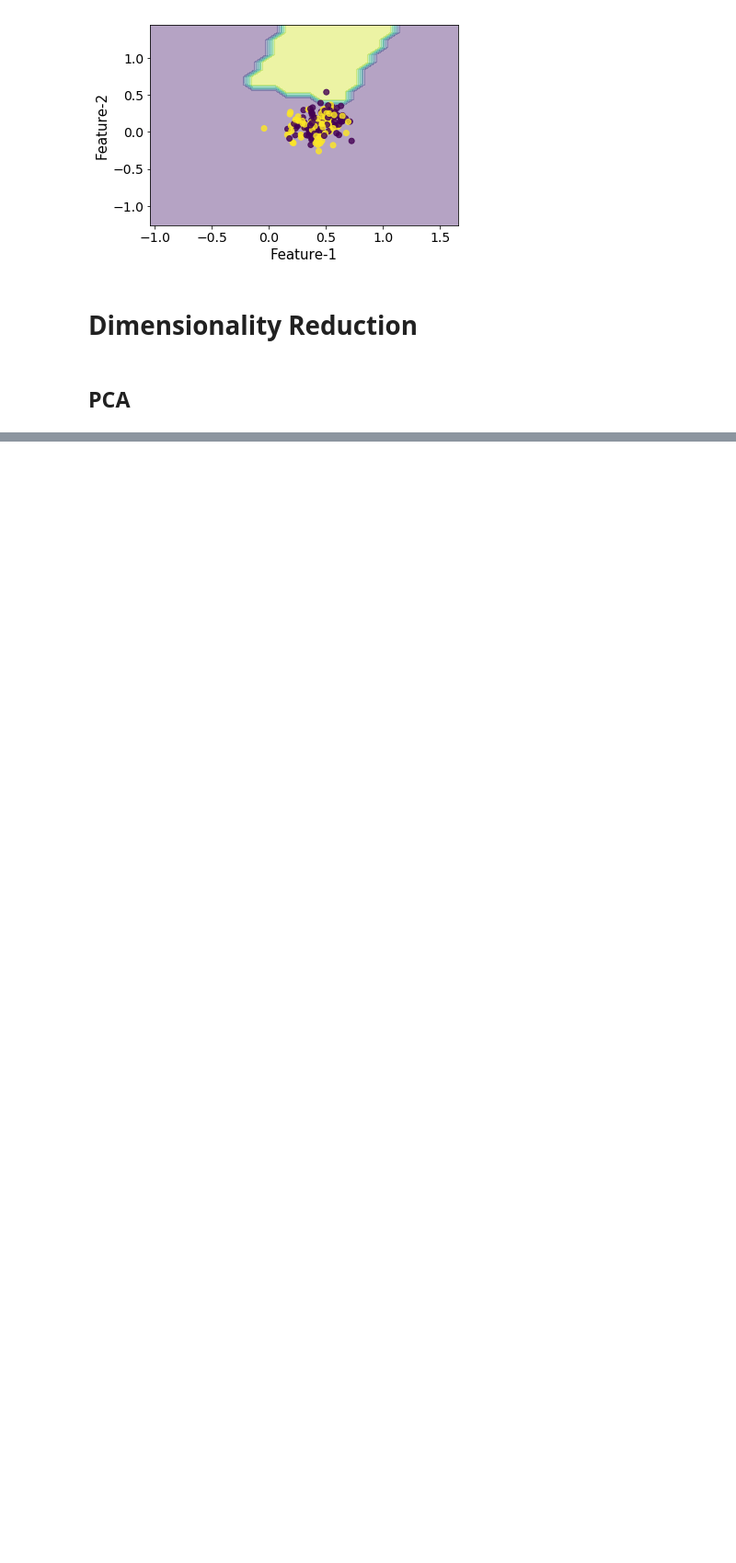
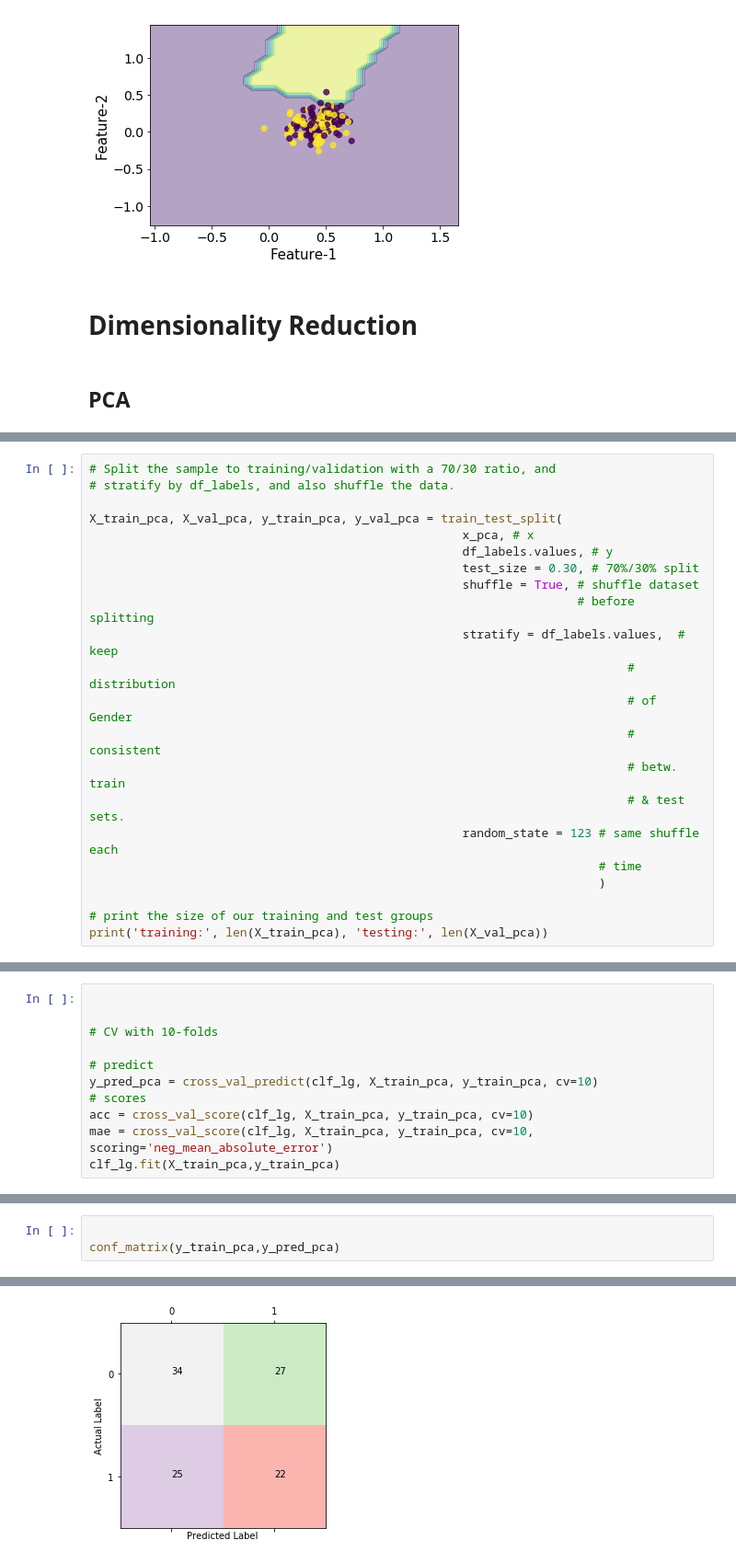
Before and after one commit to brainhack-school2020/tjays7_fmri, a Jupyter notebook: gender_fmri.ipynb, the cells around one changed output, grey strips where cells are left out. Shown at 92% size. Drawn from its saved outputs; the diff is of its cells as text; blank space fills up the shorter version.

```diff
--- a/gender_fmri.ipynb
+++ b/gender_fmri.ipynb
@@ -591,0 +722,22 @@ plt.show()
+# %%
+# Split the sample to training/validation with a 70/30 ratio, and
+# stratify by df_labels, and also shuffle the data.
+
+X_train_pca, X_val_pca, y_train_pca, y_val_pca = train_test_split(
+                                                    x_pca, # x
+                                                    df_labels.values, # y
+                                                    test_size = 0.30, # 70%/30% split
+                                                    shuffle = True, # shuffle dataset
+                                                                    # before splitting
+                                                    stratify = df_labels.values,  # keep
+                                                                           # distribution
+                                                                           # of Gender
+                                                                           # consistent
+                                                                           # betw. train
+                                                                           # & test sets.
+                                                    random_state = 123 # same shuffle each
+                                                                       # time
+                                                                       )
+
+# print the size of our training and test groups
+print('training:', len(X_train_pca), 'testing:', len(X_val_pca))
@@ -591,0 +746,11 @@ plt.show()
+# %%
+
+
+# CV with 10-folds
+
+# predict
+y_pred_pca = cross_val_predict(clf_lg, X_train_pca, y_train_pca, cv=10)
+# scores
+acc = cross_val_score(clf_lg, X_train_pca, y_train_pca, cv=10)
+mae = cross_val_score(clf_lg, X_train_pca, y_train_pca, cv=10, scoring='neg_mean_absolute_error')
+clf_lg.fit(X_train_pca,y_train_pca)
@@ -591,0 +780,4 @@ plt.show()
+# %%
+
+conf_matrix(y_train_pca,y_pred_pca)
+# %% [output]
@@ -591,0 +787 @@ plt.show()
+[figure, added]
```
Also changed, not shown: parts of 36 cells of this notebook.
